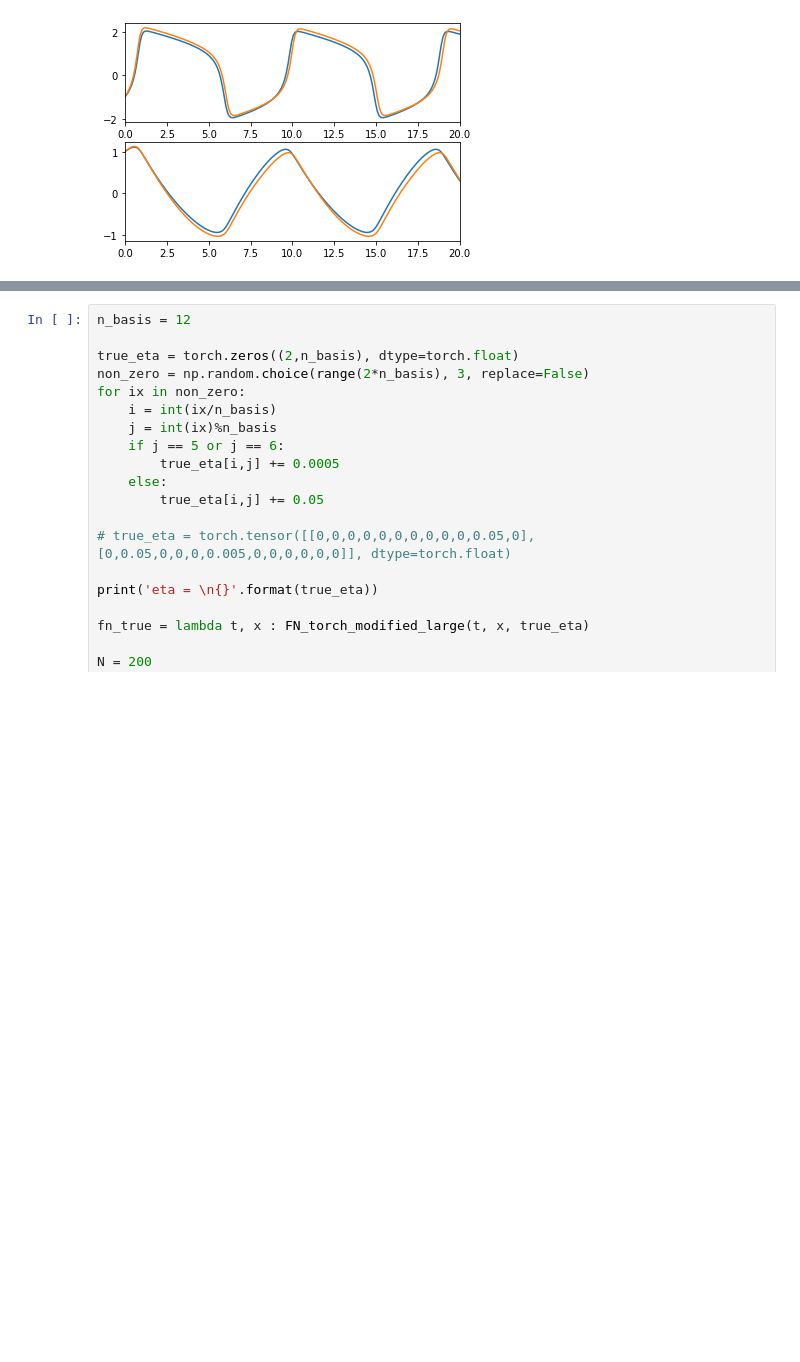
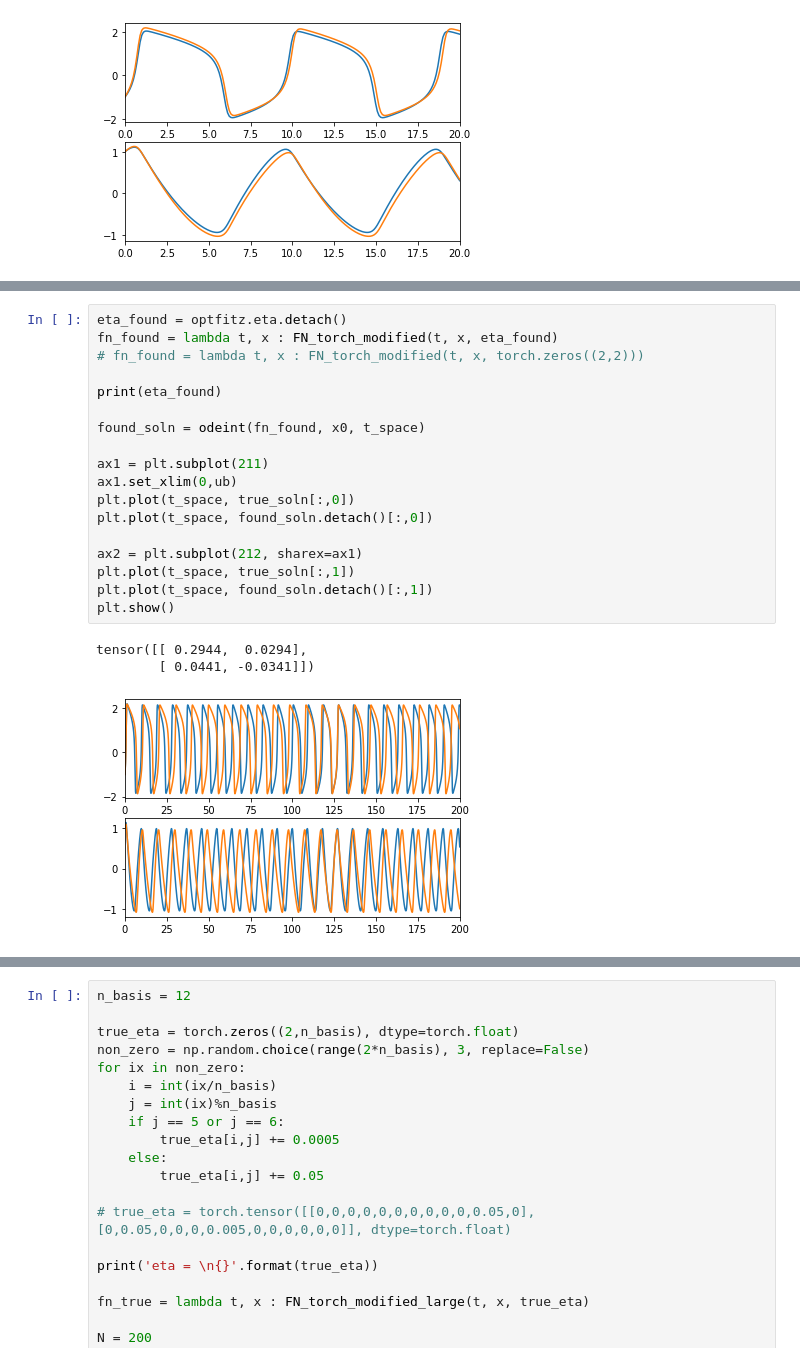
Before and after one commit to ariakoehler/dynamical-systems-learning, a Jupyter notebook: notebooks/testing-simple.ipynb, the cells around one changed output, grey strips where cells are left out. Cells and saved outputs as stored; diff of their text form; blank space fills up the shorter version.

```diff
--- a/notebooks/testing-simple.ipynb
+++ b/notebooks/testing-simple.ipynb
@@ -225,0 +245,22 @@ plt.show()
+# %%
+eta_found = optfitz.eta.detach()
+fn_found = lambda t, x : FN_torch_modified(t, x, eta_found)
+# fn_found = lambda t, x : FN_torch_modified(t, x, torch.zeros((2,2)))
+
+print(eta_found)
+
+found_soln = odeint(fn_found, x0, t_space)
+
+ax1 = plt.subplot(211)
+ax1.set_xlim(0,ub)
+plt.plot(t_space, true_soln[:,0])
+plt.plot(t_space, found_soln.detach()[:,0])
+
+ax2 = plt.subplot(212, sharex=ax1)
+plt.plot(t_space, true_soln[:,1])
+plt.plot(t_space, found_soln.detach()[:,1])
+plt.show()
+# %% [output]
+tensor([[ 0.2944,  0.0294],
+        [ 0.0441, -0.0341]])
+[figure, added]
```
Also changed, not shown: parts of 7 cells of this notebook, 2 other files.
